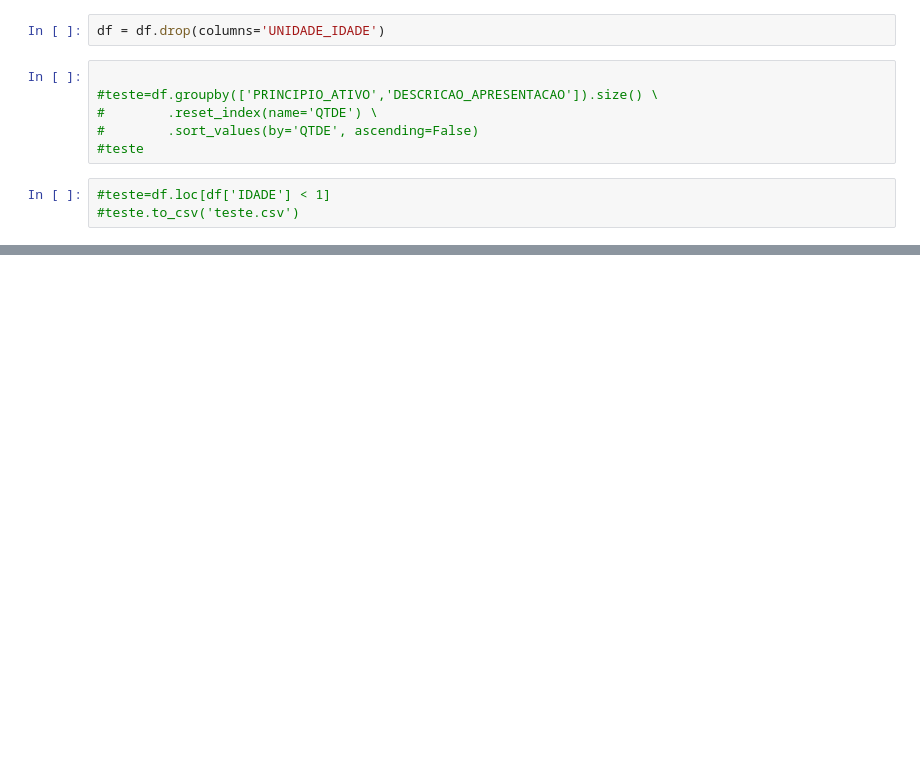
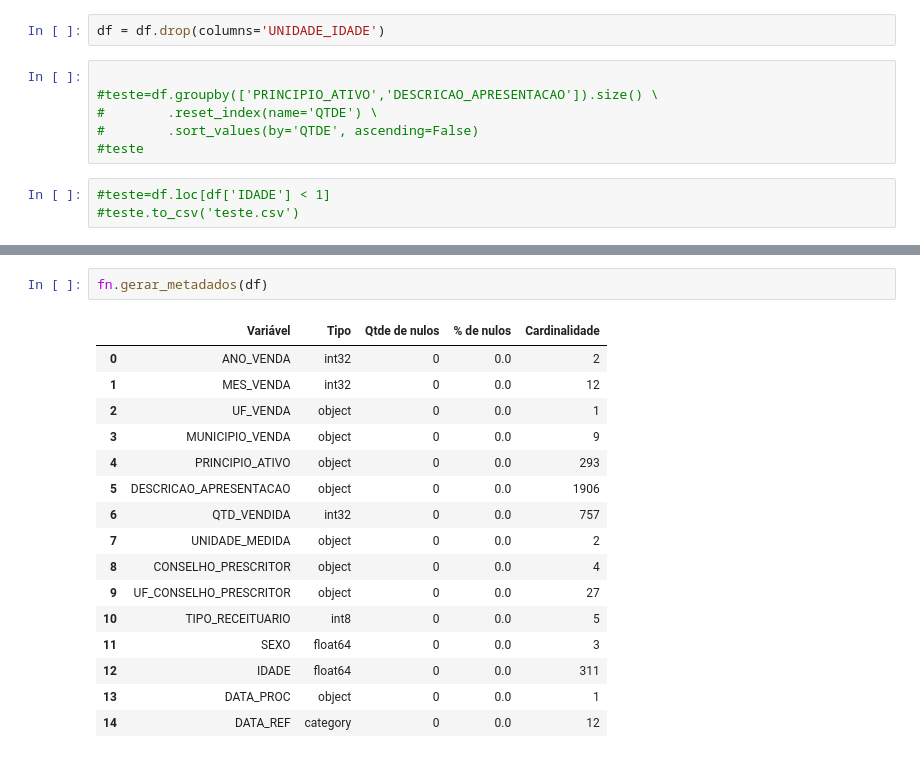
Before and after one commit to emso-exe/Venda_de_medicamentos_controlados_e_antimicrobianos_-_industrializados, a Jupyter notebook: 001_analise_de_vendas.ipynb, the cells around one changed output, grey strips where cells are left out. Saved outputs shown, nothing was run; the diff lists cells and outputs as text; blank space fills up the shorter version.

```diff
--- a/001_analise_de_vendas.ipynb
+++ b/001_analise_de_vendas.ipynb
@@ -341,0 +346,19 @@ for col in cols:
+# %%
+fn.gerar_metadados(df)
+# %% [output]
+|  | Variável | Tipo | Qtde de nulos | % de nulos | Cardinalidade |
+| 0 | ANO_VENDA | int32 | 0 | 0.0 | 2 |
+| 1 | MES_VENDA | int32 | 0 | 0.0 | 12 |
+| 2 | UF_VENDA | object | 0 | 0.0 | 1 |
+| 3 | MUNICIPIO_VENDA | object | 0 | 0.0 | 9 |
+| 4 | PRINCIPIO_ATIVO | object | 0 | 0.0 | 293 |
+| 5 | DESCRICAO_APRESENTACAO | object | 0 | 0.0 | 1906 |
+| 6 | QTD_VENDIDA | int32 | 0 | 0.0 | 757 |
+| 7 | UNIDADE_MEDIDA | object | 0 | 0.0 | 2 |
+| 8 | CONSELHO_PRESCRITOR | object | 0 | 0.0 | 4 |
+| 9 | UF_CONSELHO_PRESCRITOR | object | 0 | 0.0 | 27 |
+| 10 | TIPO_RECEITUARIO | int8 | 0 | 0.0 | 5 |
+| 11 | SEXO | float64 | 0 | 0.0 | 3 |
+| 12 | IDADE | float64 | 0 | 0.0 | 311 |
+| 13 | DATA_PROC | object | 0 | 0.0 | 1 |
+| 14 | DATA_REF | category | 0 | 0.0 | 12 |
```
Also changed, not shown: parts of 17 cells of this notebook.
